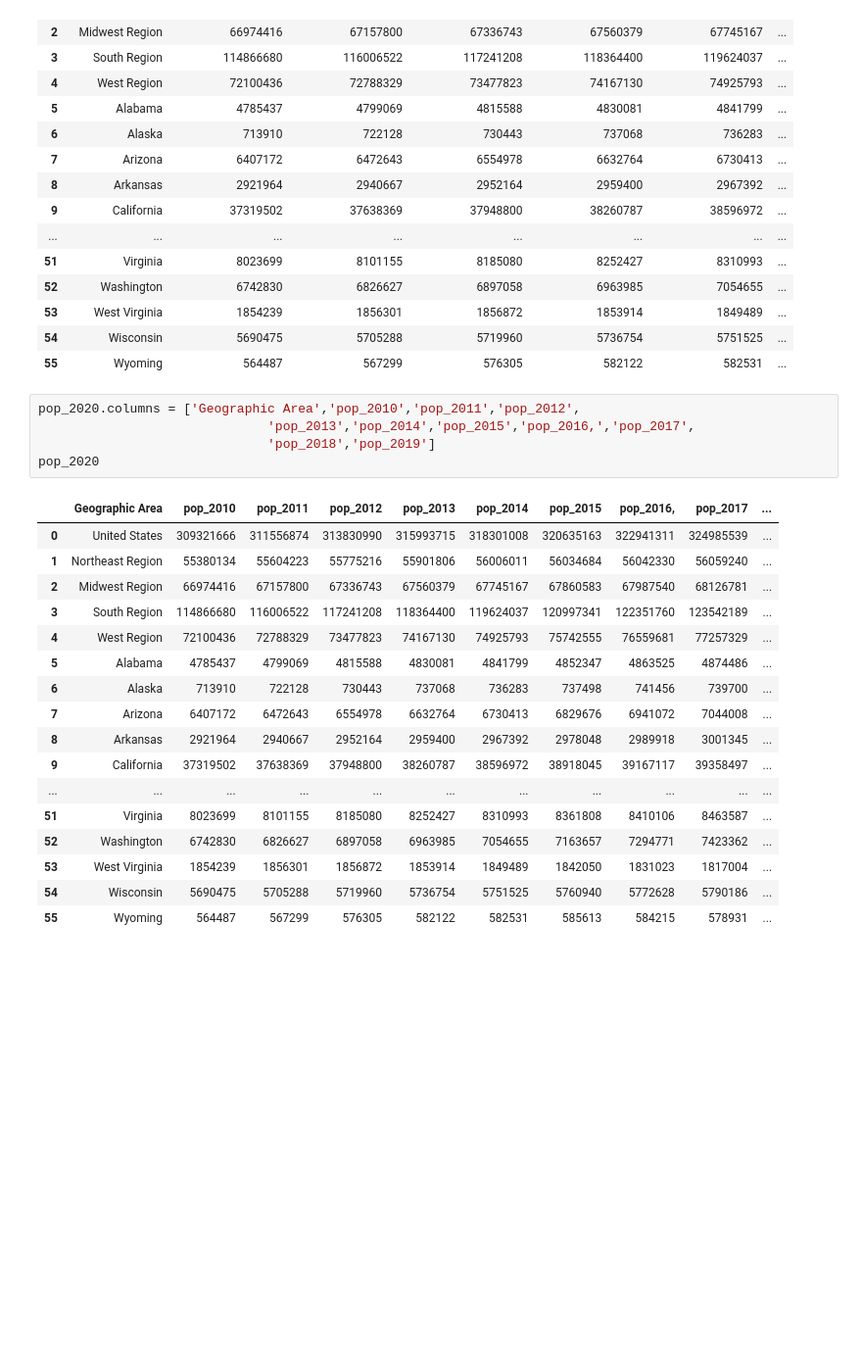
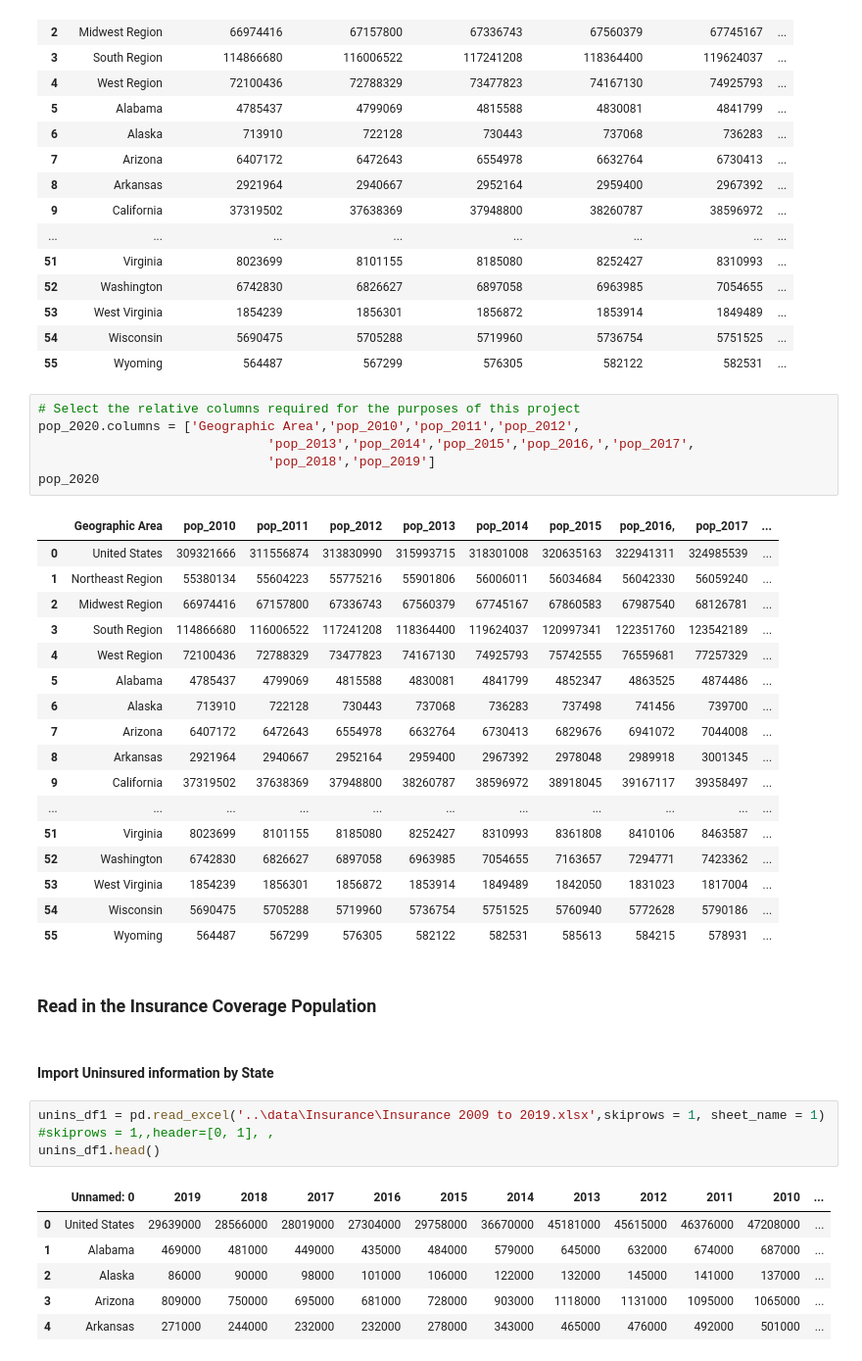
Before and after one commit to dpatelaqua/silver-health, a Jupyter notebook: notebook/capstone_step1.ipynb, the cells around one changed output. Shown: that part at 98% size. Saved outputs shown, nothing was run; the diff lists cells and outputs as text; blank space fills up the shorter version.

Commit message:
Added Insurance updates

```diff
--- a/notebook/capstone_step1.ipynb
+++ b/notebook/capstone_step1.ipynb
@@ -188,6 +241,7 @@ memory usage: 29.4+ KB
 | 54 | Wisconsin | 5690475 | 5705288 | 5719960 | 5736754 | 5751525 | ... |
 | 55 | Wyoming | 564487 | 567299 | 576305 | 582122 | 582531 | ... |
 # %%
+# Select the relative columns required for the purposes of this project
 pop_2020.columns = ['Geographic Area','pop_2010','pop_2011','pop_2012',
                               'pop_2013','pop_2014','pop_2015','pop_2016,','pop_2017',
                               'pop_2018','pop_2019']
@@ -210,3 +264,18 @@ pop_2020
 | 53 | West Virginia | 1854239 | 1856301 | 1856872 | 1853914 | 1849489 | 1842050 | 1831023 | 1817004 | ... |
 | 54 | Wisconsin | 5690475 | 5705288 | 5719960 | 5736754 | 5751525 | 5760940 | 5772628 | 5790186 | ... |
 | 55 | Wyoming | 564487 | 567299 | 576305 | 582122 | 582531 | 585613 | 584215 | 578931 | ... |
+# %% [markdown]
+### Read in the Insurance Coverage Population
+# %% [markdown]
+#### Import Uninsured information by State
+# %%
+unins_df1 = pd.read_excel('..\data\Insurance\Insurance 2009 to 2019.xlsx',skiprows = 1, sheet_name = 1)
+#skiprows = 1,,header=[0, 1], ,
+unins_df1.head()
+# %% [output]
+|  | Unnamed: 0 | 2019 | 2018 | 2017 | 2016 | 2015 | 2014 | 2013 | 2012 | 2011 | 2010 | ... |
+| 0 | United States | 29639000 | 28566000 | 28019000 | 27304000 | 29758000 | 36670000 | 45181000 | 45615000 | 46376000 | 47208000 | ... |
+| 1 | Alabama | 469000 | 481000 | 449000 | 435000 | 484000 | 579000 | 645000 | 632000 | 674000 | 687000 | ... |
+| 2 | Alaska | 86000 | 90000 | 98000 | 101000 | 106000 | 122000 | 132000 | 145000 | 141000 | 137000 | ... |
+| 3 | Arizona | 809000 | 750000 | 695000 | 681000 | 728000 | 903000 | 1118000 | 1131000 | 1095000 | 1065000 | ... |
+| 4 | Arkansas | 271000 | 244000 | 232000 | 232000 | 278000 | 343000 | 465000 | 476000 | 492000 | 501000 | ... |
```
Also changed, not shown: parts of 12 cells of this notebook.
